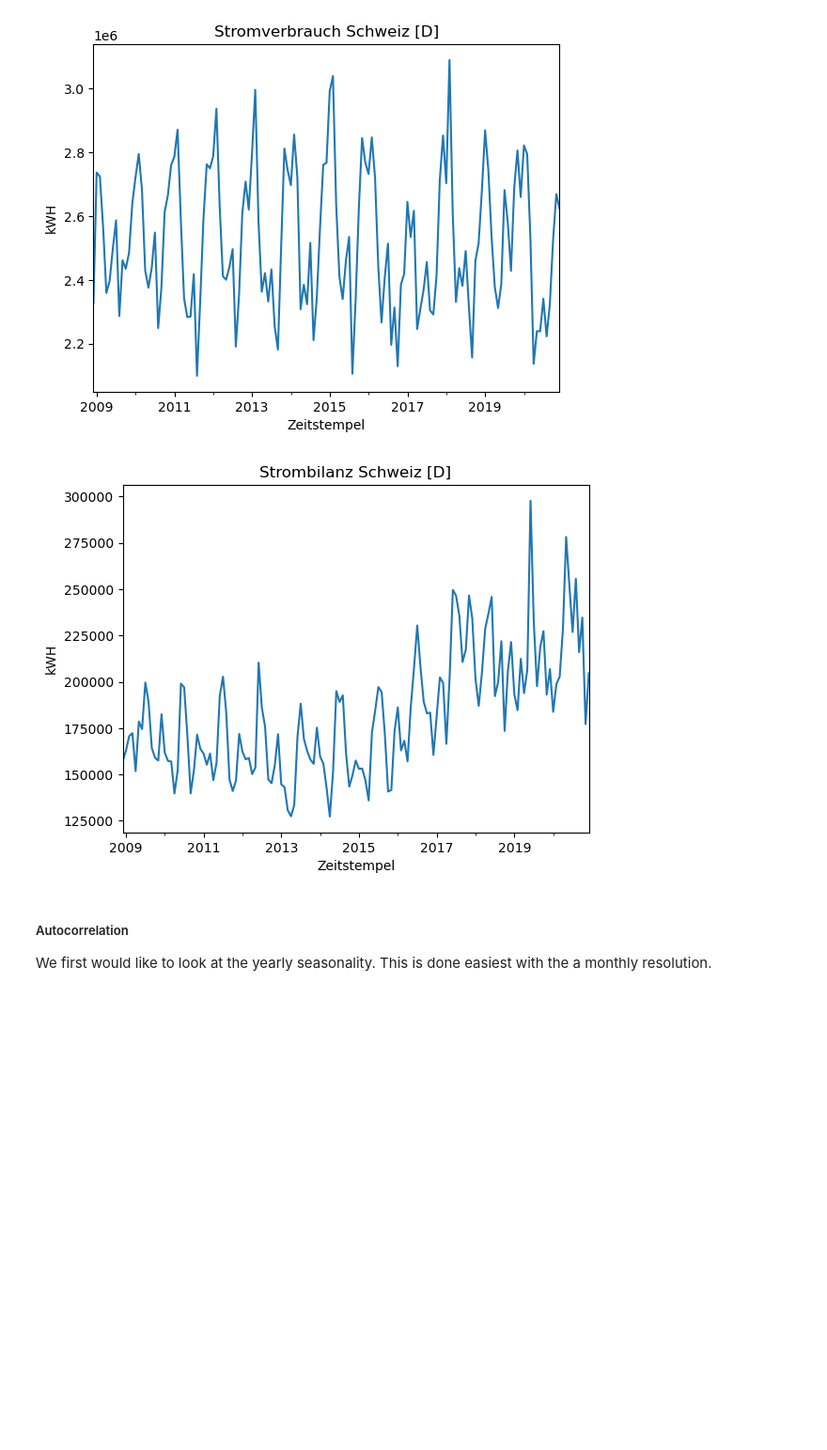
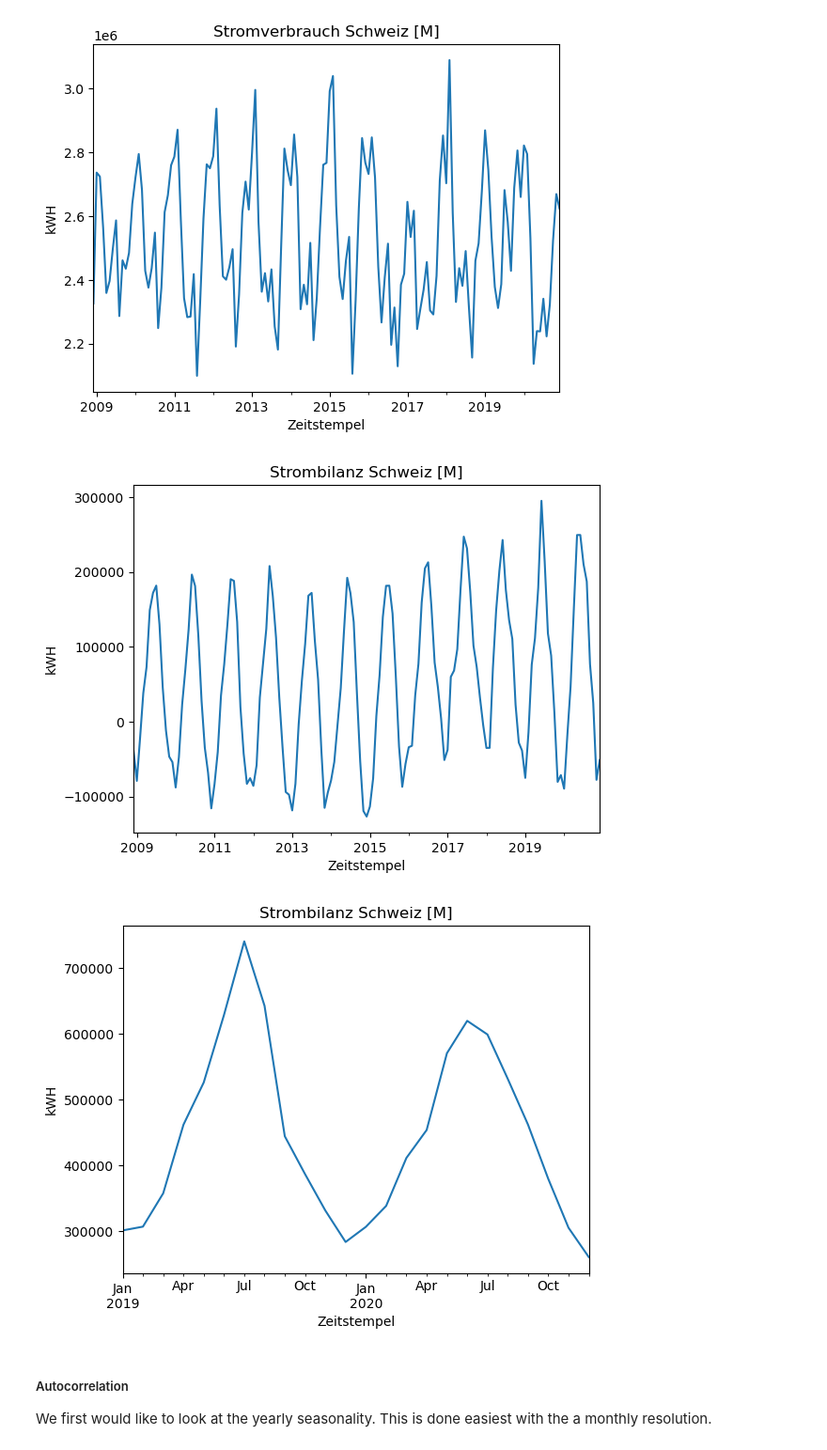
Before and after one commit to kenfus/spz_omc, a Jupyter notebook: main_solar.ipynb, the cells around one changed output. Shown at 94% size. Saved outputs shown, nothing was run; the diff lists cells and outputs as text; code cells hidden in the pictures; blank space fills up the shorter version.

```diff
--- a/main.ipynb
+++ b/main_solar.ipynb
@@ -91,10 +118,15 @@ plt.show()
 # %% [output]
 [figure]
 # %%
-data_m['Strombilanz Schweiz'].plot.line(ylabel='kWH', title='Strombilanz Schweiz [D]')
+data_m['Strombilanz Schweiz'].plot.line(ylabel='kWH', title='Strombilanz Schweiz [M]')
 plt.show()
 # %% [output]
-[figure, old version]
+[figure, new version]
+# %%
+data_m['Solarstrom Schweiz'].tail(24).plot.line(ylabel='kWH', title='Strombilanz Schweiz [M]')
+plt.show()
+# %% [output]
+[figure, added]
 # %% [markdown]
 ##### Autocorrelation
 We first would like to look at the yearly seasonality. This is done easiest with the a monthly resolution.
```
Also changed, not shown: parts of 25 cells of this notebook, 3 other files.
